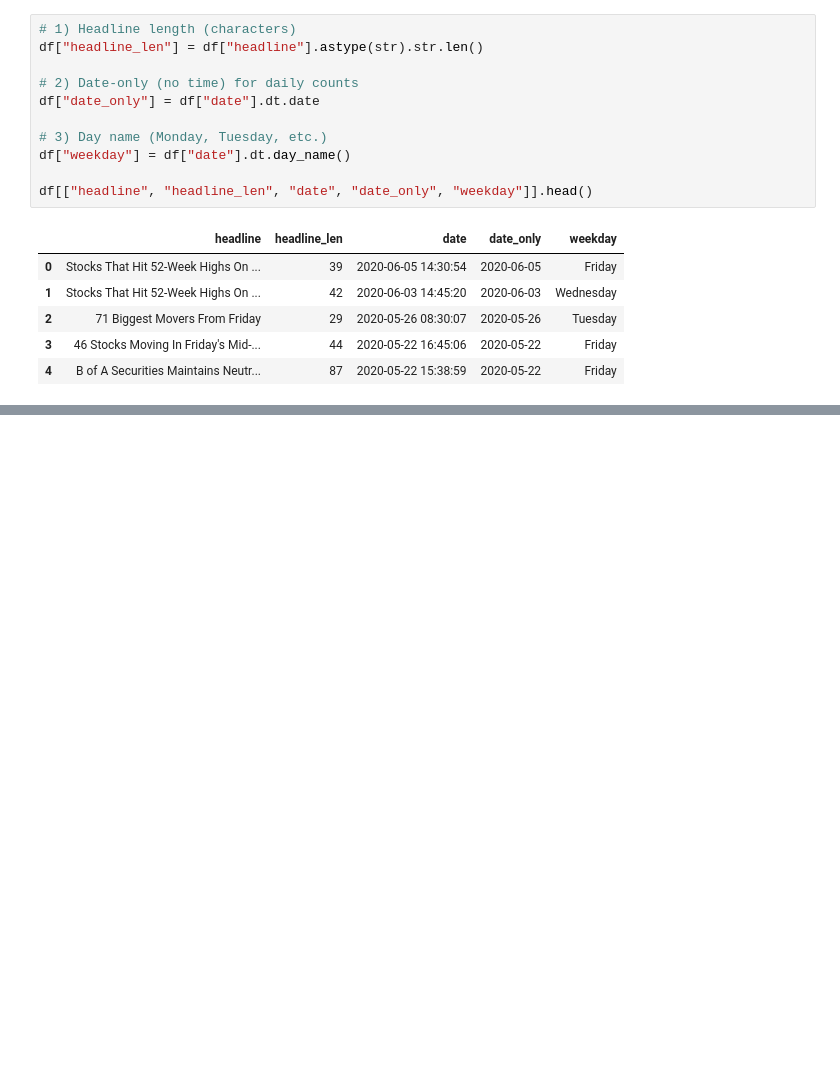
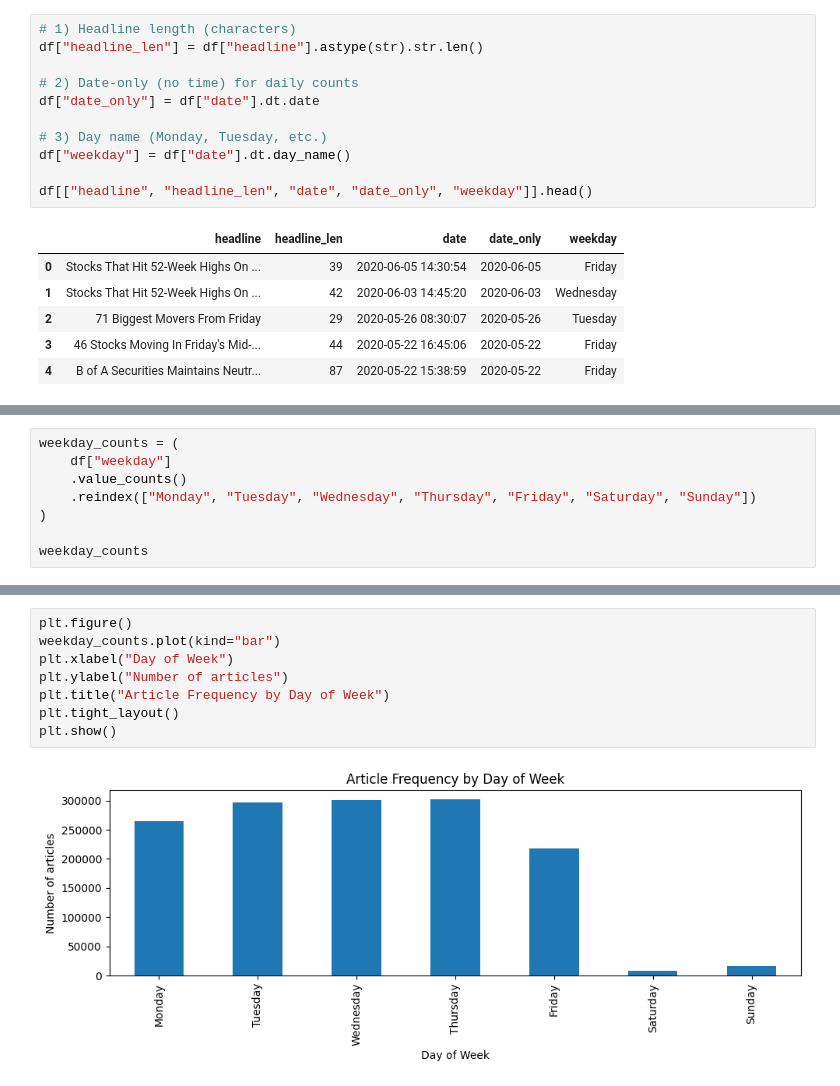
Before and after one commit to Filimon-H/Predicting-Price-Moves-with-News-Sentiment, a Jupyter notebook: notebooks/News_EDA.ipynb, the cells around one changed output, grey strips where cells are left out. Drawn from its saved outputs; the diff is of its cells as text; blank space fills up the shorter version.

```diff
--- a/notebooks/News_EDA.ipynb
+++ b/notebooks/News_EDA.ipynb
@@ -96,0 +184,8 @@ df[["headline", "headline_len", "date", "date_only", "weekday"]].head()
+# %%
+weekday_counts = (
+    df["weekday"]
+    .value_counts()
+    .reindex(["Monday", "Tuesday", "Wednesday", "Thursday", "Friday", "Saturday", "Sunday"])
+)
+
+weekday_counts
@@ -96,0 +202,10 @@ df[["headline", "headline_len", "date", "date_only", "weekday"]].head()
+# %%
+plt.figure()
+weekday_counts.plot(kind="bar")
+plt.xlabel("Day of Week")
+plt.ylabel("Number of articles")
+plt.title("Article Frequency by Day of Week")
+plt.tight_layout()
+plt.show()
+# %% [output]
+[figure, added]
```
Also changed, not shown: parts of 14 cells of this notebook.
